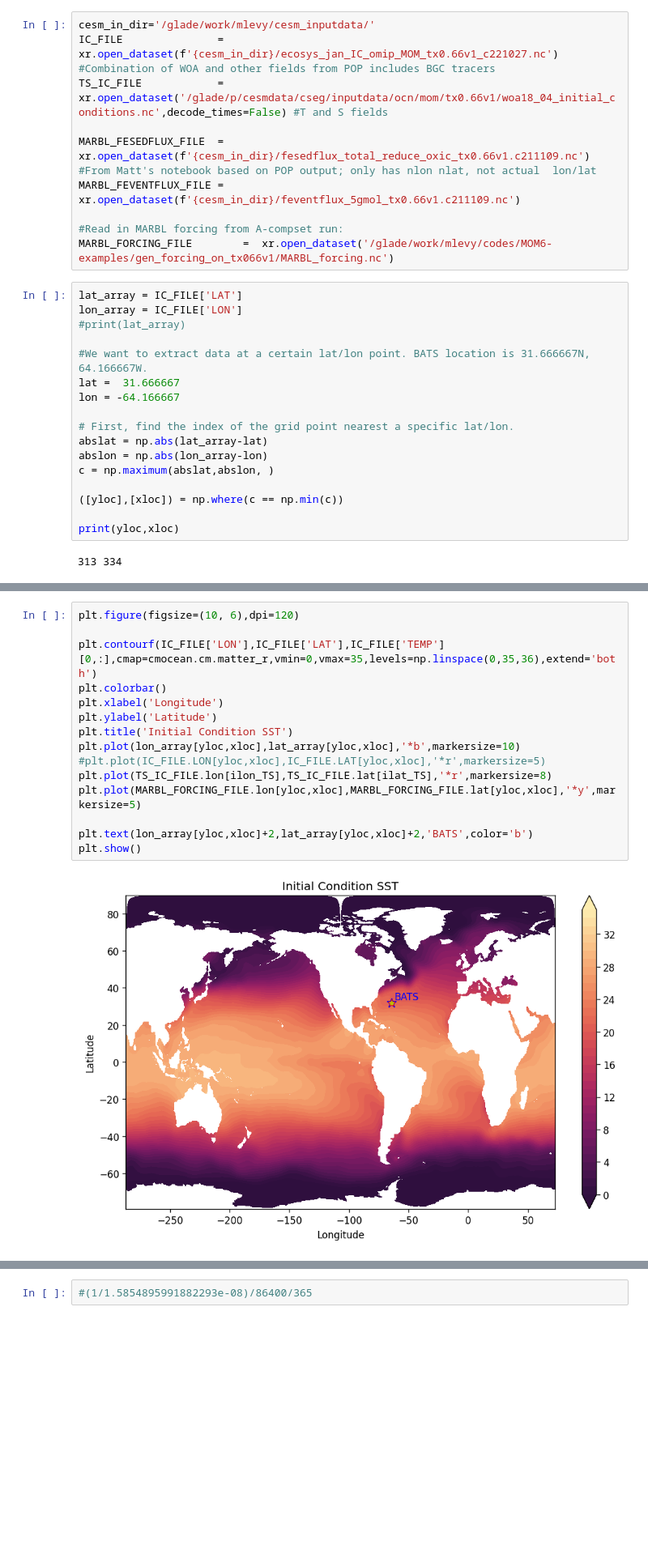
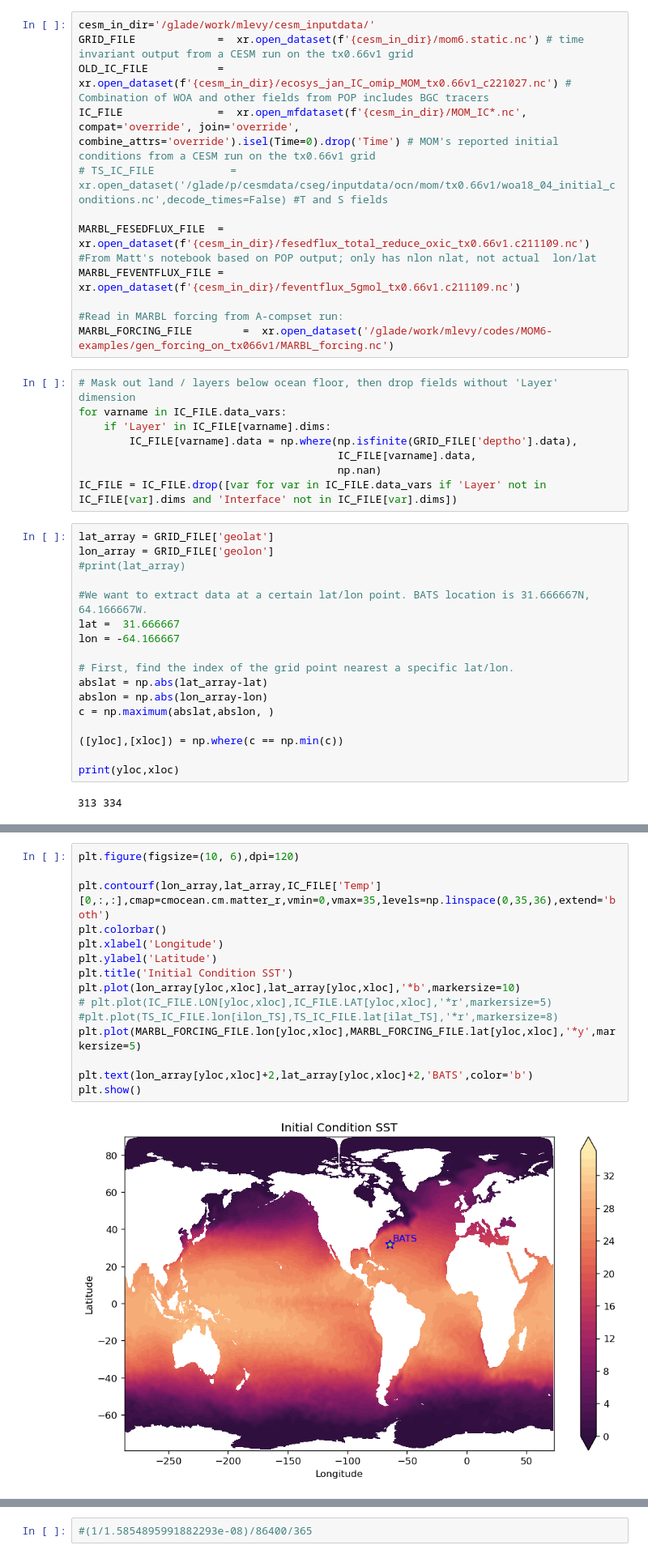
Before and after one commit to ElizabethYankovsky/MARBL_notebooks, a Jupyter notebook: Generate_IC_Files.ipynb, the cells around one changed output, grey strips where cells are left out. Shown: that part at 81% size. Drawn from its saved outputs; the diff is of its cells as text; blank space fills up the shorter version.

```diff
--- a/Generate_IC_Files.ipynb
+++ b/Generate_IC_Files.ipynb
@@ -14,17 +14,27 @@ import xarray as xr
 Once deleted, variables cannot be recovered. Proceed (y/[n])?  y
 # %%
 cesm_in_dir='/glade/work/mlevy/cesm_inputdata/'
-IC_FILE               =  xr.open_dataset(f'{cesm_in_dir}/ecosys_jan_IC_omip_MOM_tx0.66v1_c221027.nc') #Combination of WOA and other fields from POP includes BGC tracers
-TS_IC_FILE            =  xr.open_dataset('/glade/p/cesmdata/cseg/inputdata/ocn/mom/tx0.66v1/woa18_04_initial_conditions.nc',decode_times=False) #T and S fields
+GRID_FILE             =  xr.open_dataset(f'{cesm_in_dir}/mom6.static.nc') # time invariant output from a CESM run on the tx0.66v1 grid
+OLD_IC_FILE           =  xr.open_dataset(f'{cesm_in_dir}/ecosys_jan_IC_omip_MOM_tx0.66v1_c221027.nc') # Combination of WOA and other fields from POP includes BGC tracers
+IC_FILE               =  xr.open_mfdataset(f'{cesm_in_dir}/MOM_IC*.nc', compat='override', join='override', combine_attrs='override').isel(Time=0).drop('Time') # MOM's reported initial conditions from a CESM run on the tx0.66v1 grid
+# TS_IC_FILE            =  xr.open_dataset('/glade/p/cesmdata/cseg/inputdata/ocn/mom/tx0.66v1/woa18_04_initial_conditions.nc',decode_times=False) #T and S fields
 
 MARBL_FESEDFLUX_FILE  =  xr.open_dataset(f'{cesm_in_dir}/fesedflux_total_reduce_oxic_tx0.66v1.c211109.nc') #From Matt's notebook based on POP output; only has nlon nlat, not actual  lon/lat
 MARBL_FEVENTFLUX_FILE =  xr.open_dataset(f'{cesm_in_dir}/feventflux_5gmol_tx0.66v1.c211109.nc')
 
 #Read in MARBL forcing from A-compset run:
 MARBL_FORCING_FILE        =  xr.open_dataset('/glade/work/mlevy/codes/MOM6-examples/gen_forcing_on_tx066v1/MARBL_forcing.nc')
+# %%
+# Mask out land / layers below ocean floor, then drop fields without 'Layer' dimension
+for varname in IC_FILE.data_vars:
+    if 'Layer' in IC_FILE[varname].dims:
+        IC_FILE[varname].data = np.where(np.isfinite(GRID_FILE['deptho'].data),
+                                         IC_FILE[varname].data,
+                                         np.nan)
+IC_FILE = IC_FILE.drop([var for var in IC_FILE.data_vars if 'Layer' not in IC_FILE[var].dims and 'Interface' not in IC_FILE[var].dims])
 # %%
-lat_array = IC_FILE['LAT']
-lon_array = IC_FILE['LON']
+lat_array = GRID_FILE['geolat']
+lon_array = GRID_FILE['geolon']
 #print(lat_array)
 
 #We want to extract data at a certain lat/lon point. BATS location is 31.666667N, 64.166667W.
@@ -53,20 +60,20 @@ print(' lon index=',ilon_TS,'\n','lat index=', ilat_TS)
 # %%
 plt.figure(figsize=(10, 6),dpi=120)
 
-plt.contourf(IC_FILE['LON'],IC_FILE['LAT'],IC_FILE['TEMP'][0,:],cmap=cmocean.cm.matter_r,vmin=0,vmax=35,levels=np.linspace(0,35,36),extend='both')
+plt.contourf(lon_array,lat_array,IC_FILE['Temp'][0,:,:],cmap=cmocean.cm.matter_r,vmin=0,vmax=35,levels=np.linspace(0,35,36),extend='both')
 plt.colorbar()
 plt.xlabel('Longitude')
 plt.ylabel('Latitude')
 plt.title('Initial Condition SST')
 plt.plot(lon_array[yloc,xloc],lat_array[yloc,xloc],'*b',markersize=10)
-#plt.plot(IC_FILE.LON[yloc,xloc],IC_FILE.LAT[yloc,xloc],'*r',markersize=5)
-plt.plot(TS_IC_FILE.lon[ilon_TS],TS_IC_FILE.lat[ilat_TS],'*r',markersize=8)
+# plt.plot(IC_FILE.LON[yloc,xloc],IC_FILE.LAT[yloc,xloc],'*r',markersize=5)
+#plt.plot(TS_IC_FILE.lon[ilon_TS],TS_IC_FILE.lat[ilat_TS],'*r',markersize=8)
 plt.plot(MARBL_FORCING_FILE.lon[yloc,xloc],MARBL_FORCING_FILE.lat[yloc,xloc],'*y',markersize=5)
 
 plt.text(lon_array[yloc,xloc]+2,lat_array[yloc,xloc]+2,'BATS',color='b')
 plt.show()
 # %% [output]
-[figure, old version]
+[figure, new version]
 # %%
 def set_fill_value(ds):
     '''
```
Also changed, not shown: parts of 16 cells of this notebook.
